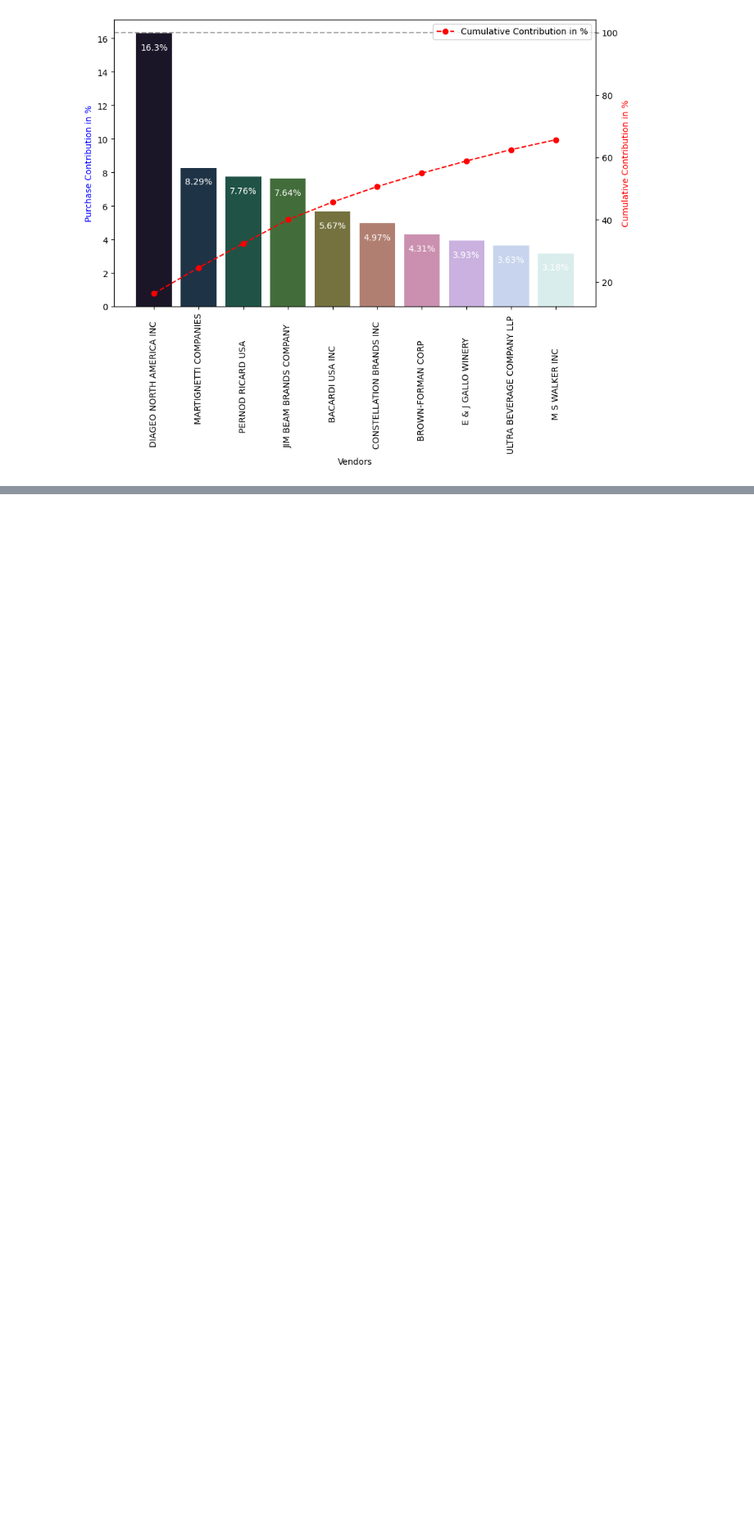
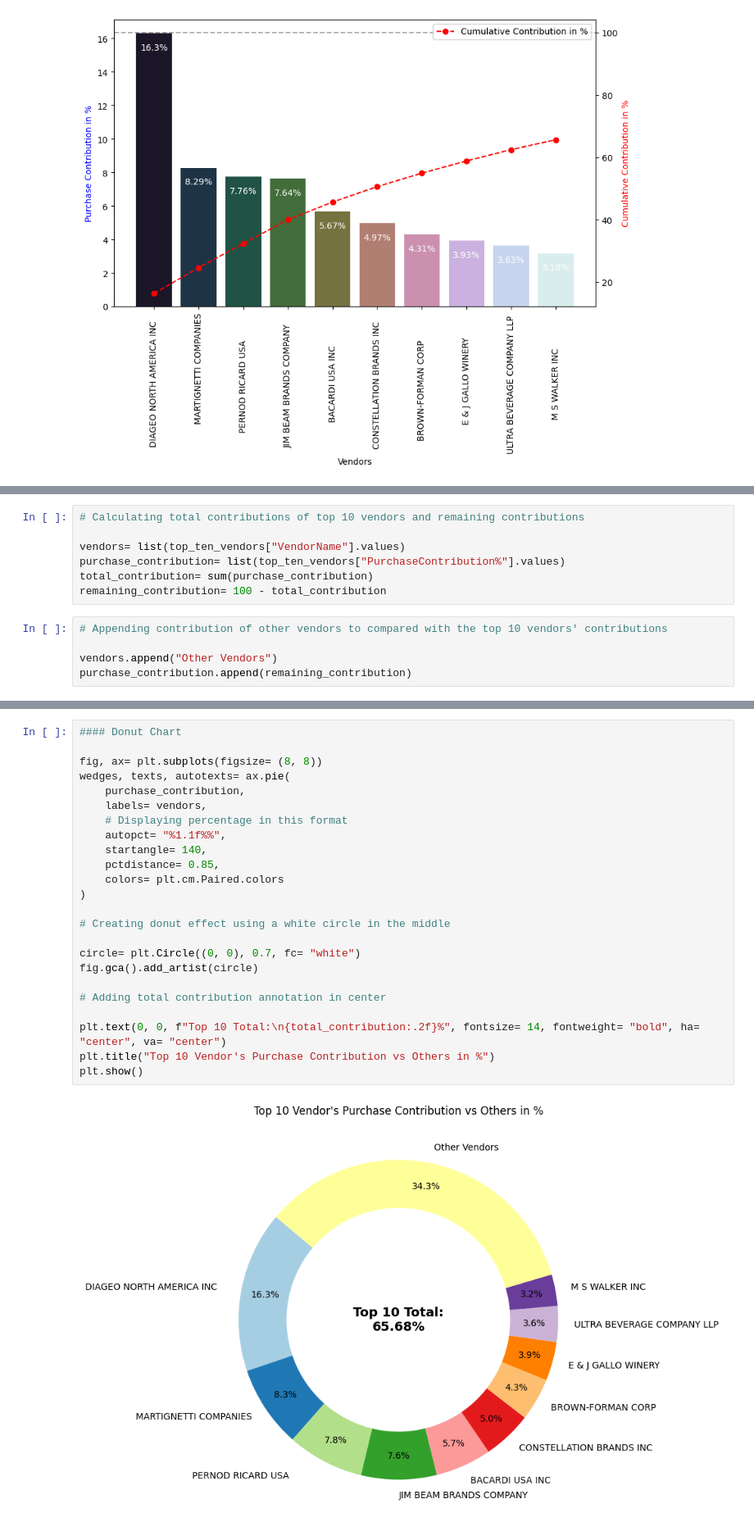
Before and after one commit to fahim-ysr/Vendor-Performance-Analysis, a Jupyter notebook: Exploratory Data Analysis.ipynb, the cells around one changed output, grey strips where cells are left out. Shown at 82% size. Saved outputs shown, nothing was run; the diff lists cells and outputs as text; blank space fills up the shorter version.

Commit message:
Visualized contribution of top 10 vendors and other vendors using donut chart

```diff
--- a/Exploratory Data Analysis.ipynb
+++ b/Exploratory Data Analysis.ipynb
@@ -470,0 +477,12 @@ plt.show()
+# %%
+# Calculating total contributions of top 10 vendors and remaining contributions
+
+vendors= list(top_ten_vendors["VendorName"].values)
+purchase_contribution= list(top_ten_vendors["PurchaseContribution%"].values)
+total_contribution= sum(purchase_contribution)
+remaining_contribution= 100 - total_contribution
+# %%
+# Appending contribution of other vendors to compared with the top 10 vendors' contributions
+
+vendors.append("Other Vendors")
+purchase_contribution.append(remaining_contribution)
@@ -470,0 +491,26 @@ plt.show()
+# %%
+#### Donut Chart
+
+fig, ax= plt.subplots(figsize= (8, 8))
+wedges, texts, autotexts= ax.pie(
+    purchase_contribution,
+    labels= vendors,
+    # Displaying percentage in this format
+    autopct= "%1.1f%%",
+    startangle= 140,
+    pctdistance= 0.85,
+    colors= plt.cm.Paired.colors
+)
+
+# Creating donut effect using a white circle in the middle
+
+circle= plt.Circle((0, 0), 0.7, fc= "white")
+fig.gca().add_artist(circle)
+
+# Adding total contribution annotation in center
+
+plt.text(0, 0, f"Top 10 Total:\n{total_contribution:.2f}%", fontsize= 14, fontweight= "bold", ha= "center", va= "center")
+plt.title("Top 10 Vendor's Purchase Contribution vs Others in %")
+plt.show()
+# %% [output]
+[figure, added]
```
Also changed, not shown: parts of 3 cells of this notebook.
